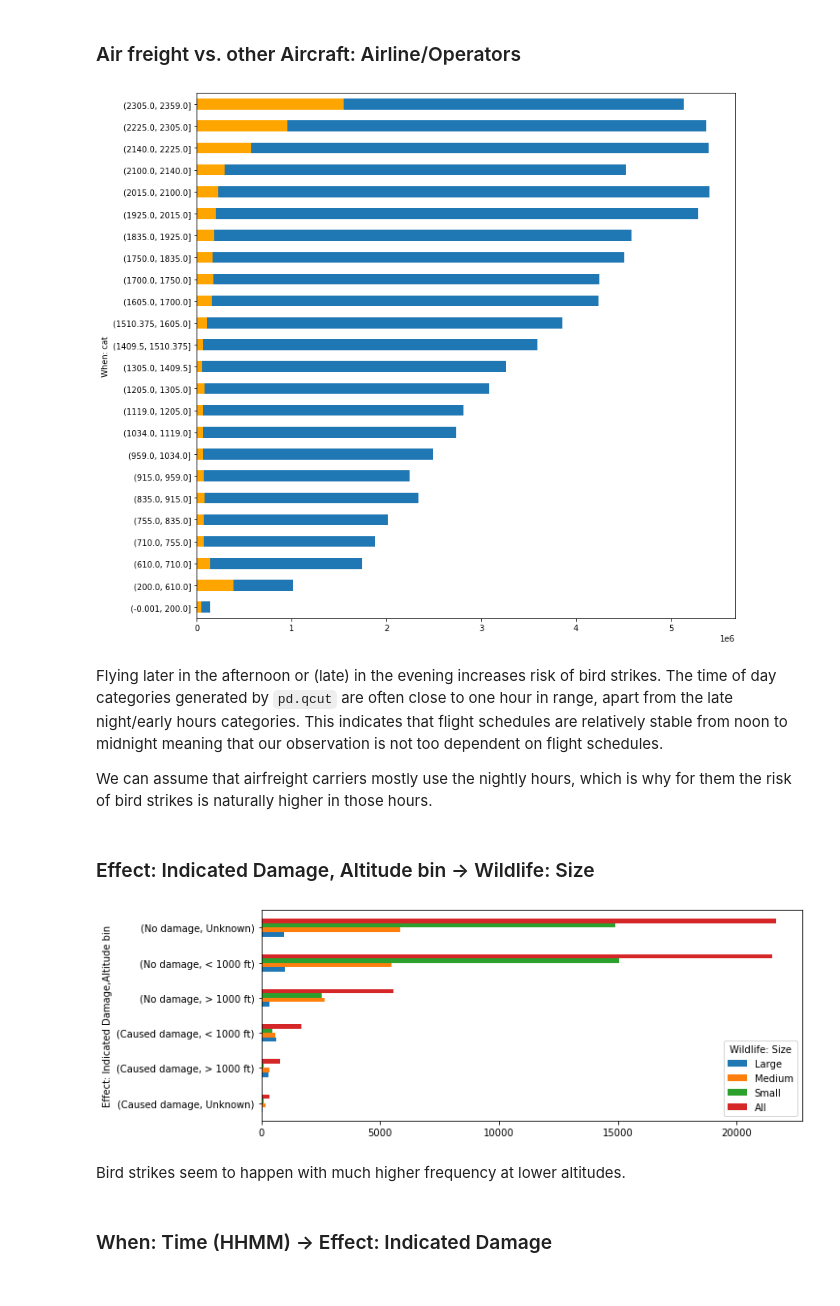
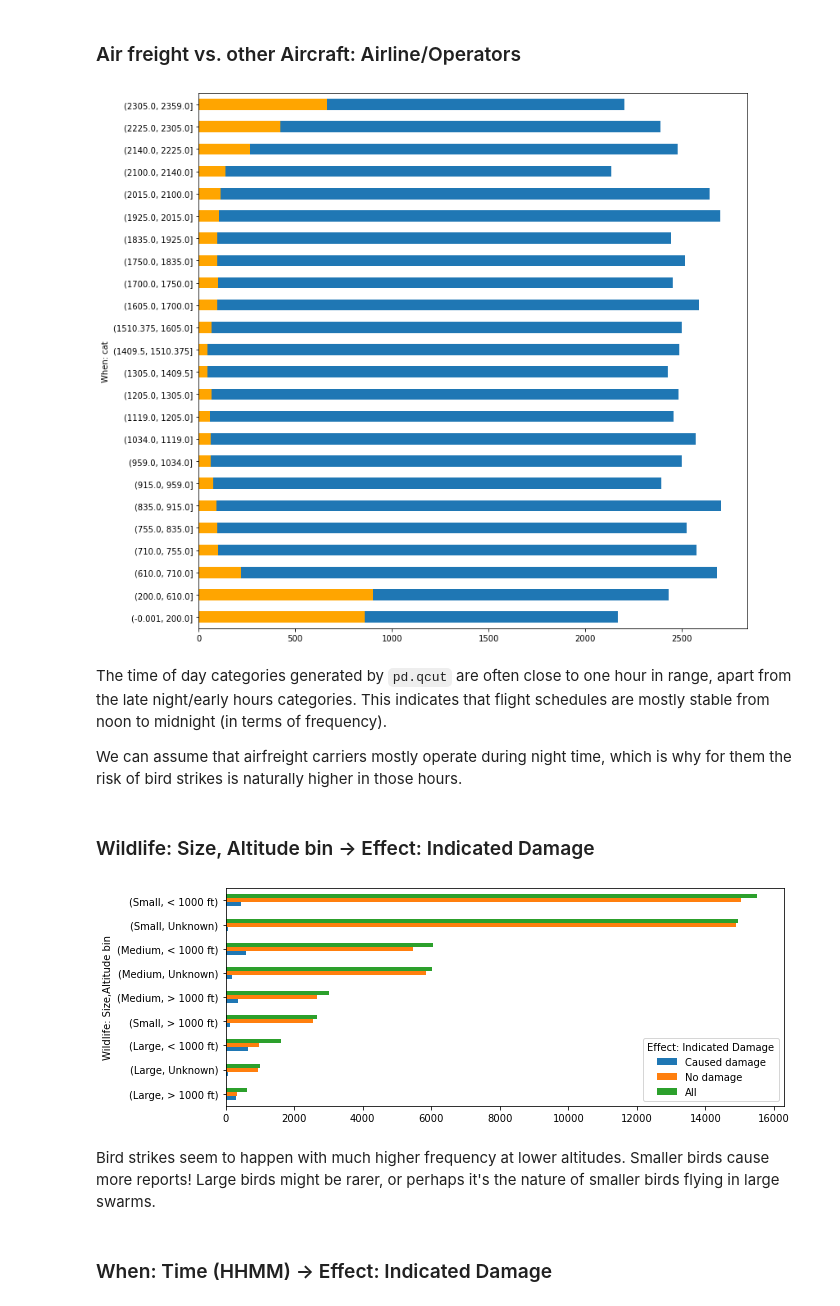
Before and after one commit to mikhas/sully, a Jupyter notebook: 00_eda.ipynb, the cells around one changed output. Cells and saved outputs as stored; diff of their text form; code cells hidden in the pictures.

```diff
--- a/00_eda.ipynb
+++ b/00_eda.ipynb
@@ -436,23 +436,23 @@ Memphis INTL and Louisville INTL ARPT look like air freight hubs (see operators)
 ### Air freight vs. other Aircraft: Airline/Operators
 # %%
 airfreight_pred = data_tod['Aircraft: Airline/Operator'].isin(['FEDEX EXPRESS', 'UPS AIRLINES'])
-data_tod.groupby('When: cat').sum()['When: Time (HHMM)'].plot.barh(figsize=(12,12))
-data_tod[airfreight_pred].groupby('When: cat').sum()['When: Time (HHMM)'].plot.barh(color='orange');
+data_tod.groupby('When: cat').count()['When: Time (HHMM)'].plot.barh(figsize=(12,12))
+data_tod[airfreight_pred].groupby('When: cat').count()['When: Time (HHMM)'].plot.barh(color='orange');
 # %% [output]
-[figure, old version]
+[figure, new version]
 # %% [markdown]
-Flying later in the afternoon or (late) in the evening increases risk of bird strikes. The time of day categories generated by `pd.qcut` are often close to one hour in range, apart from the late night/early hours categories. This indicates that flight schedules are relatively stable from noon to midnight meaning that our observation is not too dependent on flight schedules.
+The time of day categories generated by `pd.qcut` are often close to one hour in range, apart from the late night/early hours categories. This indicates that flight schedules are mostly stable from noon to midnight (in terms of frequency).
 
-We can assume that airfreight carriers mostly use the nightly hours, which is why for them the risk of bird strikes is naturally higher in those hours.
+We can assume that airfreight carriers mostly operate during night time, which is why for them the risk of bird strikes is naturally higher in those hours.
-# %% [markdown]
-### Effect: Indicated Damage, Altitude bin &rarr; Wildlife: Size
+# %% [markdown]
+### Wildlife: Size, Altitude bin &rarr; Effect: Indicated Damage
 # %%
-pd.crosstab([data_tod['Effect: Indicated Damage'], data_tod['Altitude bin']],
-            data_tod['Wildlife: Size'], margins=True).sort_values(by='All', ascending=True)[:-1].plot.barh(figsize=(10, 4));
+pd.crosstab([data_tod['Wildlife: Size'], data_tod['Altitude bin']],
+            data_tod['Effect: Indicated Damage'], margins=True).sort_values(by='All', ascending=True)[:-1].plot.barh(figsize=(10, 4));
 # %% [output]
-[figure, old version]
+[figure, new version]
 # %% [markdown]
-Bird strikes seem to happen with much higher frequency at lower altitudes.
+Bird strikes seem to happen with much higher frequency at lower altitudes. Smaller birds cause more reports! Large birds might be rarer, or perhaps it's the nature of smaller birds flying in large swarms.
 # %% [markdown]
 ### When: Time (HHMM) &rarr; Effect: Indicated Damage
 # %% [markdown]
```
Also changed, not shown: parts of 1 cell of this notebook, 1 other file.
